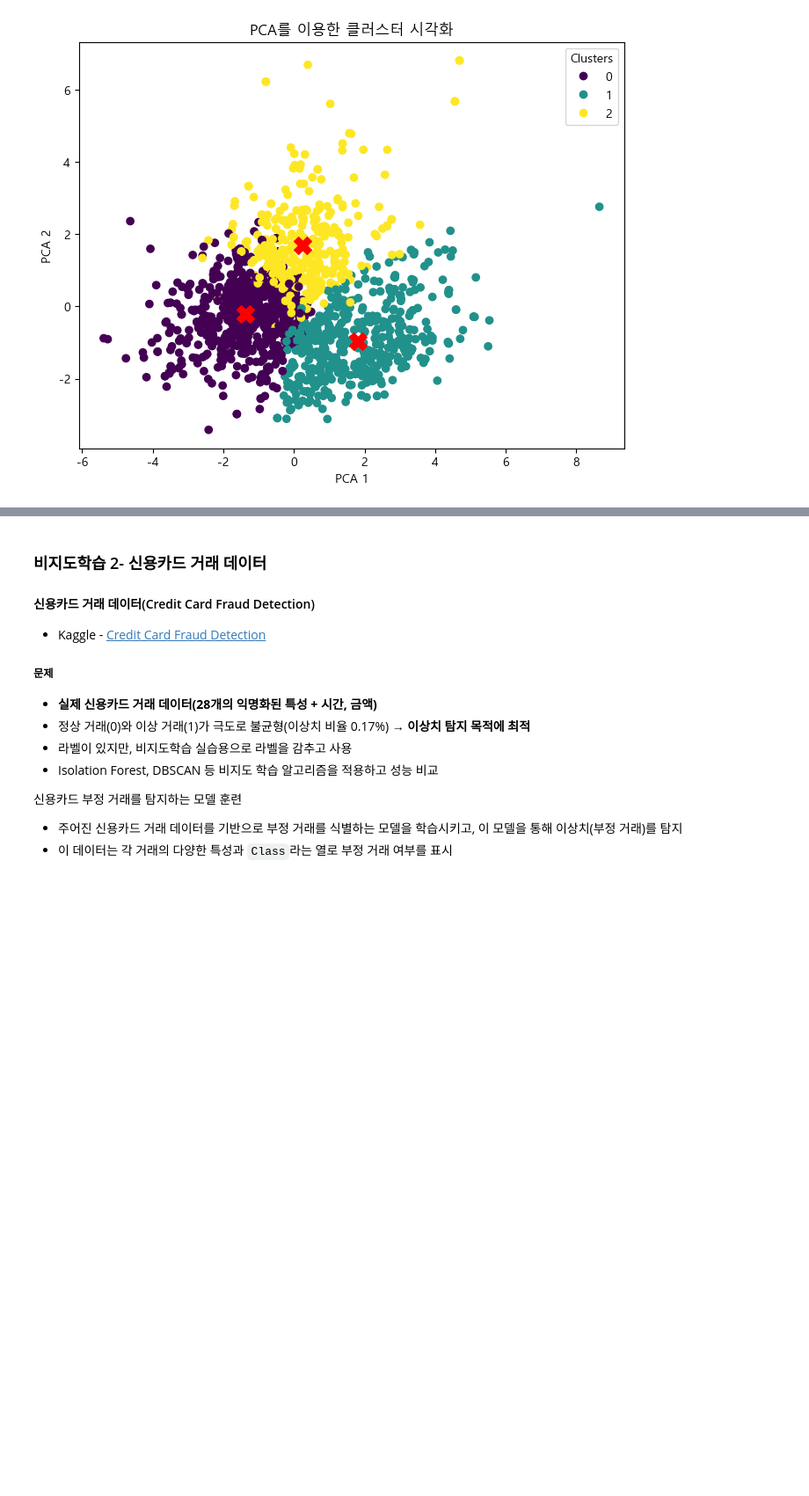
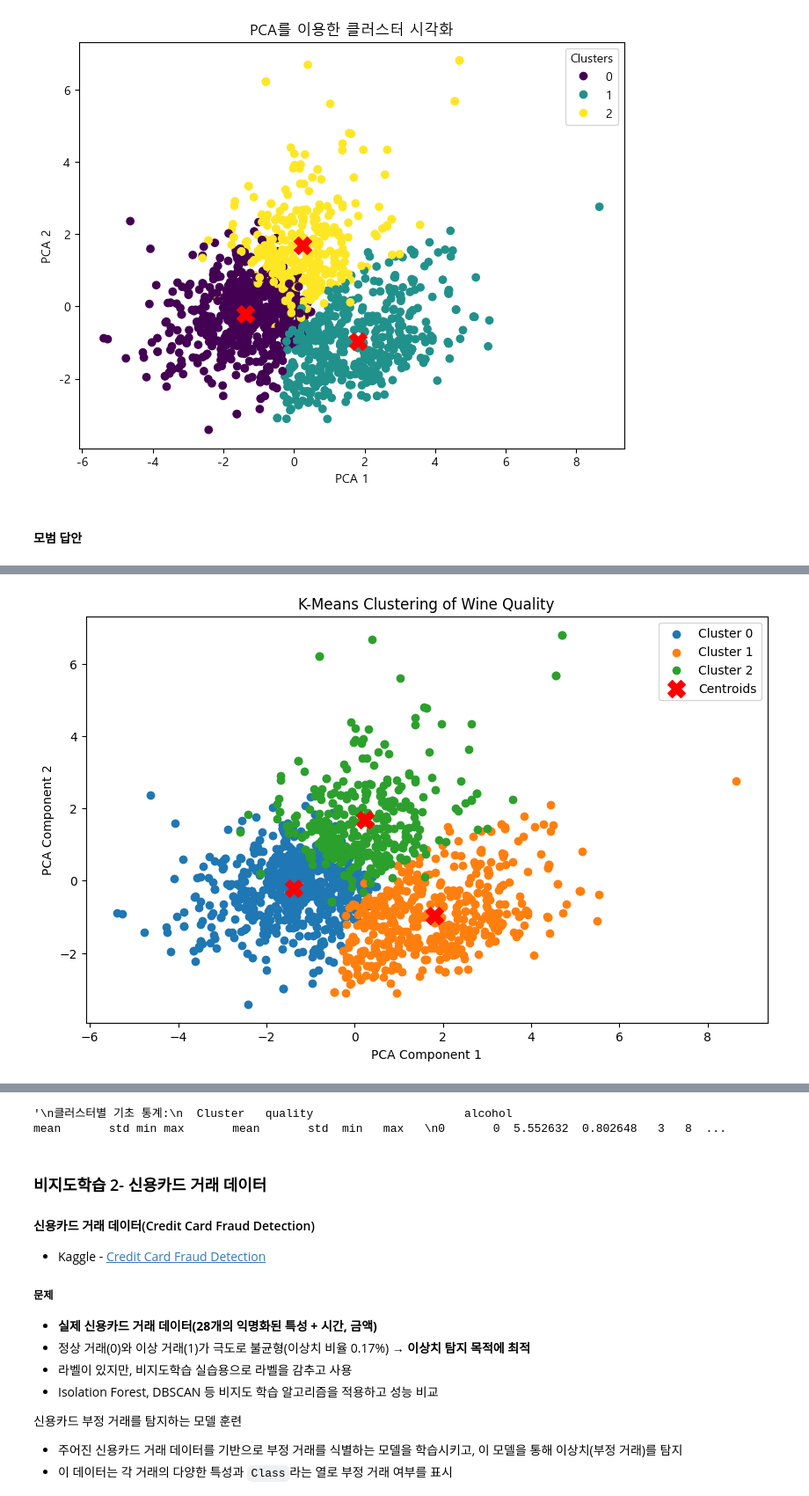
Before and after one commit to haeunnnn/sk-shielders-rookies-26, a Jupyter notebook: project/python/Practice/2025-06-23/AI_26_정하은_비지도학습.ipynb, the cells around one changed output, grey strips where cells are left out. Shown at 88% size. Cells and saved outputs as stored; diff of their text form; code cells hidden in the pictures; blank space fills up the shorter version.

```diff
--- a/project/python/Practice/2025-06-23/AI_26_정하은_비지도학습.ipynb
+++ b/project/python/Practice/2025-06-23/AI_26_정하은_비지도학습.ipynb
@@ -134,3 +134,73 @@ plt.legend(*scatter.legend_elements(), title="Clusters")
 plt.show()
 # %% [output]
 [figure]
+# %% [markdown]
+#### 모범 답안
+# %%
+import pandas as pd
+import matplotlib.pyplot as plt
+from sklearn.cluster import KMeans
+from sklearn.preprocessing import StandardScaler
+from sklearn.decomposition import PCA
+
+data = pd.read_csv('winequality-red.csv')
+print(data.head())
+
+features = data.drop(columns=['quality'])
+
+scaler = StandardScaler()
+scaled_features = scaler.fit_transform(features)
+
+kmeans = KMeans(n_clusters=3, random_state=42)
+data['Cluster'] = kmeans.fit_predict(scaled_features)
+
+cluster_means = data.groupby('Cluster').mean()
+print("클러스터별 평균값:")
+print(cluster_means)
+
+cluster_quality = data.groupby('Cluster')['quality'].mean()
+print("클러스터별 품질 점수 평균:")
+print(cluster_quality)
+
+pca = PCA(n_components=2)
+pca_features = pca.fit_transform(scaled_features)
+
+plt.figure(figsize=(10, 6))
+for cluster in range(3):
+    cluster_data = pca_features[data['Cluster'] == cluster]
+    plt.scatter(cluster_data[:, 0], cluster_data[:, 1], label=f'Cluster {cluster}')
+
+centroids = kmeans.cluster_centers_
+pca_centroids = pca.transform(centroids)
+plt.scatter(pca_centroids[:, 0], pca_centroids[:, 1], s=200, c='red', marker='X', label='Centroids')
+
+plt.title('K-Means Clustering of Wine Quality')
+plt.xlabel('PCA Component 1')
+plt.ylabel('PCA Component 2')
+plt.legend()
+plt.show()
+
+# 각 클러스터별 기초 통계 비교
+cluster_stats = data.groupby('Cluster').agg({
+    'quality': ['mean', 'std', 'min', 'max'],
+    'alcohol': ['mean', 'std', 'min', 'max'],
+    'volatile acidity': ['mean', 'std', 'min', 'max']
+}).reset_index()
+print("\n클러스터별 기초 통계:")
+print(cluster_stats)
+
+'''
+클러스터별 기초 통계:
+  Cluster   quality                      alcohol                       \
+               mean       std min max       mean       std  min   max
+0       0  5.552632  0.802648   3   8  10.494044  1.088952  9.0  14.0
+1       1  5.960159  0.846742   3   8  10.724037  1.083720  8.4  14.9
+2       2  5.362667  0.595611   4   8   9.883156  0.754609  8.5  12.9
+
+  volatile acidity
+              mean       std   min   max
+0         0.609342  0.171471  0.16  1.58
+1         0.405080  0.126141  0.12  0.89
+2         0.535173  0.160909  0.18  1.24
+'''
+# %% [output]
@@ -136,0 +224 @@ plt.show()
+[figure, added]
@@ -137,3 +237,4 @@ plt.show()
+'\n클러스터별 기초 통계:\n  Cluster   quality                      alcohol                                      mean       std min max       mean       std  min   max   \n0       0  5.552632  0.802648   3   8  ...
 # %% [markdown]
 ### 비지도학습  2- 신용카드 거래 데이터
 
```
Also changed, not shown: parts of 3 cells of this notebook, 4 other files.
